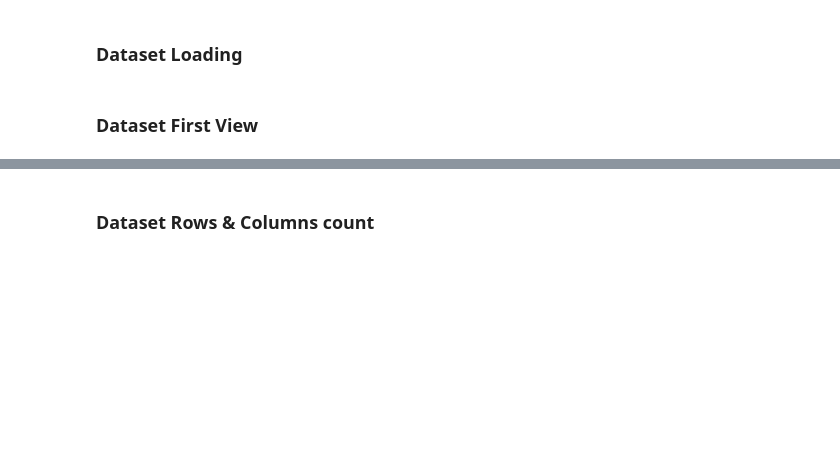
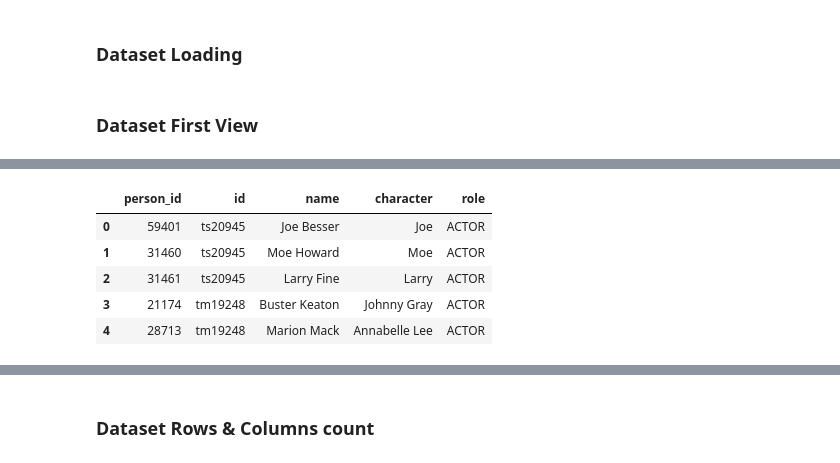
Before and after one commit to Ankush432-cloud/Amazon_Prime_TV_Shows_and_Movies_EDA_Project, a Jupyter notebook: Amazon_Prime_TV_Shows_and_Movies_EDA.ipynb, the cells around one changed output, grey strips where cells are left out. Cells and saved outputs as stored; diff of their text form; code cells hidden in the pictures; blank space fills up the shorter version.

```diff
--- a/Amazon_Prime_TV_Shows_and_Movies_EDA.ipynb
+++ b/Amazon_Prime_TV_Shows_and_Movies_EDA.ipynb
@@ -103,3 +106,13 @@ movies_df.tail()
 | 9868 | tm847725 | Chasing | MOVIE | A cop from Chennai sets out to na... | 2021 | NaN | 116 | ['crime'] | ... |
 | 9869 | tm1054116 | Baikunth | MOVIE | This story is about prevalent cas... | 2021 | NaN | 72 | ['family', 'drama'] | ... |
 | 9870 | ts275838 | Waking Up Eighty | SHOW | Kara Stewart, 16, is fed up with ... | 2021 | NaN | 10 | ['drama'] | ... |
+# %%
+# preview the first 5 rows of credits dataset
+characters_df.head()
+# %% [output]
+|  | person_id | id | name | character | role |
+| 0 | 59401 | ts20945 | Joe Besser | Joe | ACTOR |
+| 1 | 31460 | ts20945 | Moe Howard | Moe | ACTOR |
+| 2 | 31461 | ts20945 | Larry Fine | Larry | ACTOR |
+| 3 | 21174 | tm19248 | Buster Keaton | Johnny Gray | ACTOR |
+| 4 | 28713 | tm19248 | Marion Mack | Annabelle Lee | ACTOR |
```
Also changed, not shown: parts of 12 cells of this notebook.
